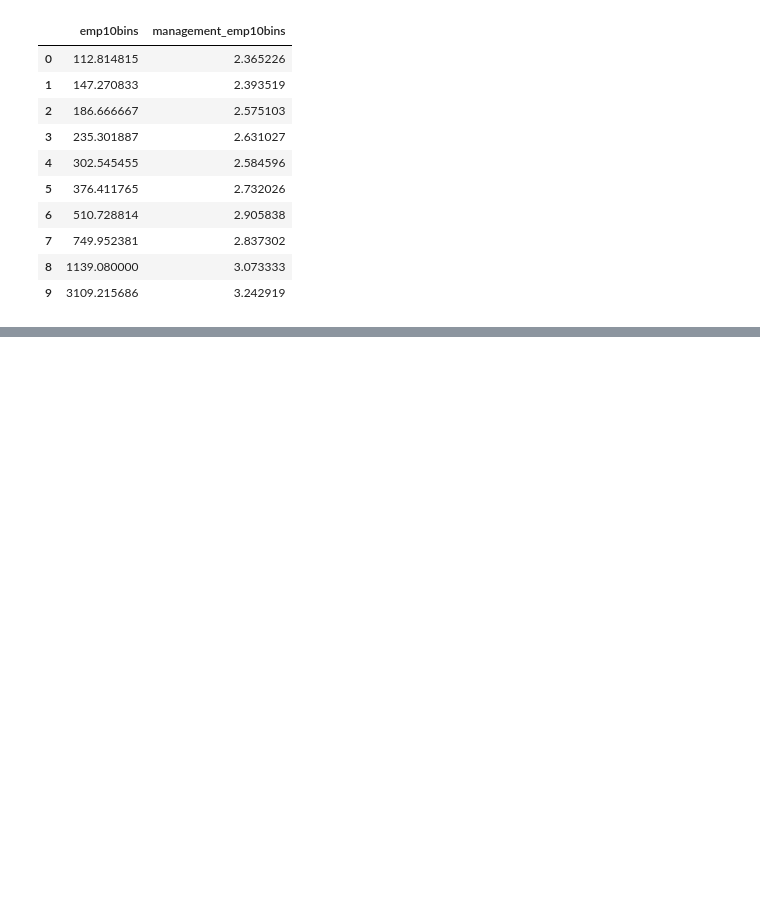
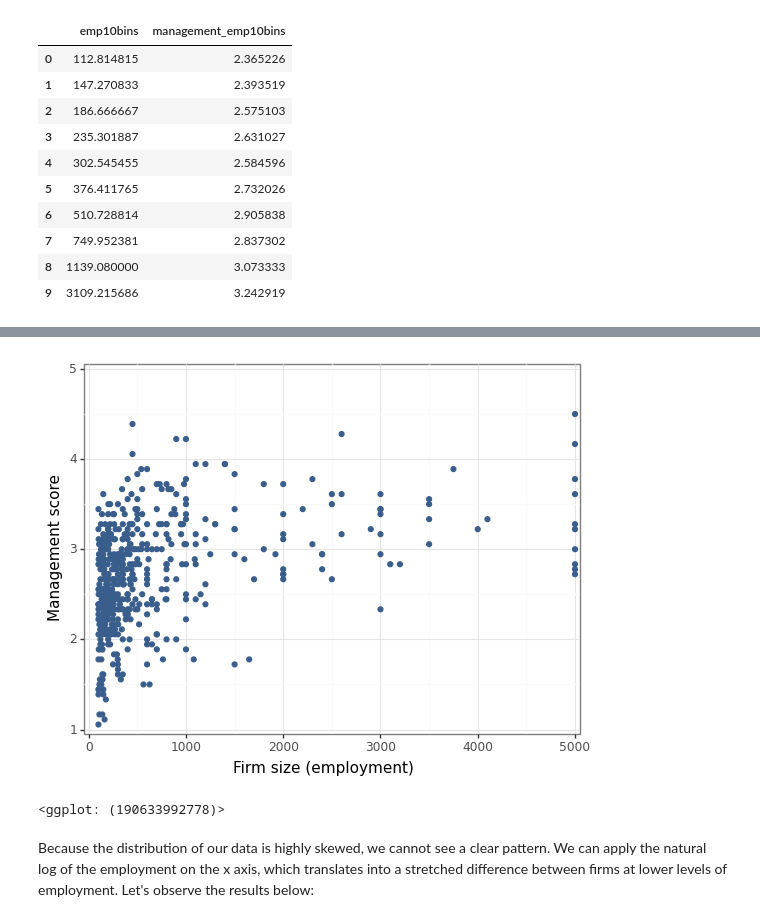
Before and after one commit to felipesebben/bk_data_analysis_studies, a Jupyter notebook: da_data_exercises/ch04-comparison_correlation/02-wms_management_ex1/02_wms_management_ex1.ipynb, the cells around one changed output, grey strips where cells are left out. Saved outputs shown, nothing was run; the diff lists cells and outputs as text; code cells hidden in the pictures; blank space fills up the shorter version.

```diff
--- a/da_data_exercises/ch04-comparison_correlation/02-wms_management_ex1/02_wms_management_ex1.ipynb
+++ b/da_data_exercises/ch04-comparison_correlation/02-wms_management_ex1/02_wms_management_ex1.ipynb
@@ -517,0 +525,15 @@ ggplot(df1, aes(x="emp10bins", y="management_emp10bins")) + geom_point(
+# %%
+ggplot(df, aes(x="emp_firm", y="management")) + geom_point(
+    size=1.5, color=color[0], alpha=0.8, na_rm=True
+) + scale_y_continuous(
+    expand=(0.01, 0.01), limits=(1, 5), breaks=seq(1, 6, 1)
+) + scale_x_continuous(
+    expand=(0.01, 0.01), limits=(0, 5000), breaks=seq(0, 5001, by=1000)
+) + labs(
+    x="Firm size (employment)", y="Management score"
+) + theme_bw()
+# %% [output]
+[figure, added]
+<ggplot: (190633992778)>
+# %% [markdown]
+<p>Because the distribution of our data is highly skewed, we cannot see a clear pattern. We can apply the natural log of the employment on the x axis, which translates into a stretched difference between firms at lower levels of employment. Let's observe the results below:</p>
```
Also changed, not shown: parts of 31 cells of this notebook, 1 other file.
